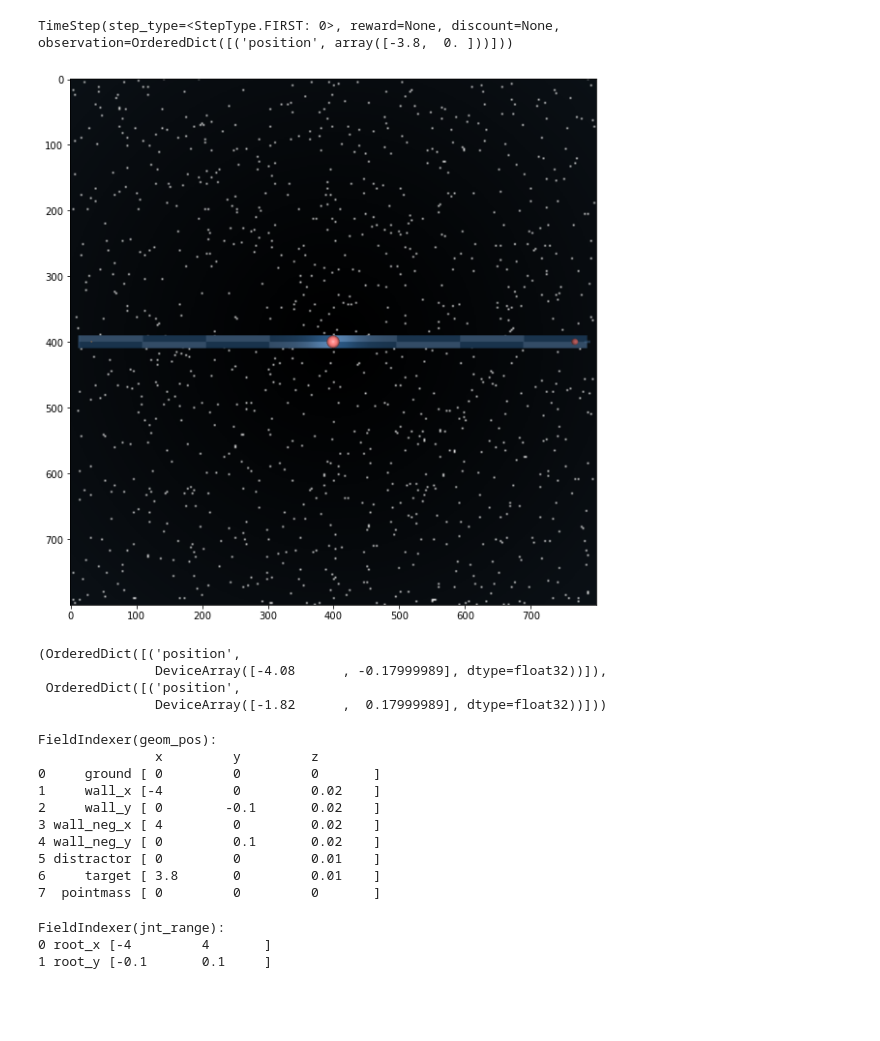
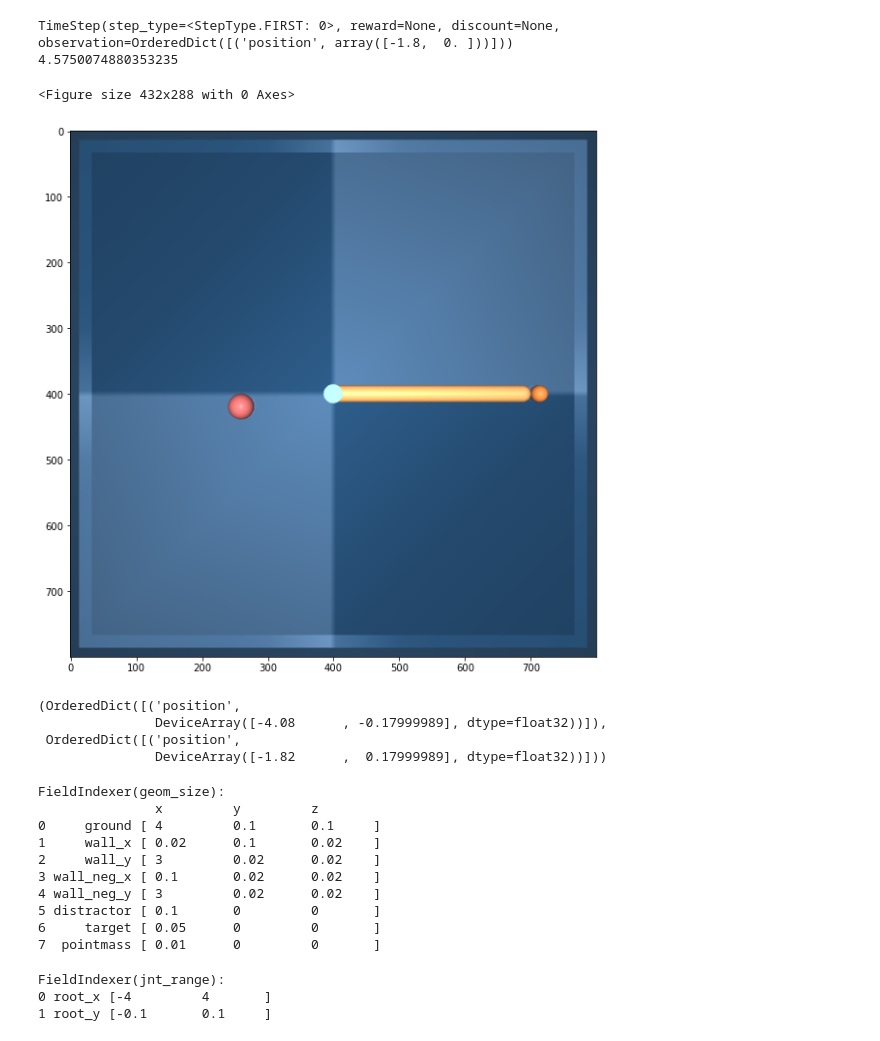
Before and after one commit to willwhitney/exploration-reimplementation, a Jupyter notebook: env dev.ipynb, the cells around one changed output. Drawn from its saved outputs; the diff is of its cells as text; code cells hidden in the pictures; blank space fills up the shorter version.

Commit message:
fix up hallway env, restrict reacher targets, log alpha

```diff
--- a/env dev.ipynb
+++ b/env dev.ipynb
@@ -13,12 +13,14 @@ def render(physics, camera='fixed'):
     plt.imshow(img)
 # %%
 %run environments/hallway.py
-env = suite.load('hallway', 'velocity_4')
+env = suite.load('reacher_explore', 'hard_fixed_init')
 env.reset()
-render(env.physics)
+render(env.physics, 'fixed')
 # %% [output]
-TimeStep(step_type=<StepType.FIRST: 0>, reward=None, discount=None, observation=OrderedDict([('position', array([-3.8,  0. ]))]))
+TimeStep(step_type=<StepType.FIRST: 0>, reward=None, discount=None, observation=OrderedDict([('position', array([-1.8,  0. ]))]))
+4.5750074880353235
+<Figure size 432x288 with 0 Axes>
-[figure, old version]
+[figure, new version]
 # %%
 estimate_domains('hallway', 'velocity_4')
 # %% [output]
@@ -29,18 +31,18 @@ estimate_domains('hallway', 'velocity_4')
 # %%
 physics = env.physics
 # %%
-physics.named.model.geom_pos
+physics.named.model.geom_size
 # %% [output]
-FieldIndexer(geom_pos):
+FieldIndexer(geom_size):
                x         y         z
-0     ground [ 0         0         0       ]
-1     wall_x [-4         0         0.02    ]
-2     wall_y [ 0        -0.1       0.02    ]
-3 wall_neg_x [ 4         0         0.02    ]
-4 wall_neg_y [ 0         0.1       0.02    ]
-5 distractor [ 0         0         0.01    ]
-6     target [ 3.8       0         0.01    ]
-7  pointmass [ 0         0         0       ]
+0     ground [ 4         0.1       0.1     ]
+1     wall_x [ 0.02      0.1       0.02    ]
+2     wall_y [ 3         0.02      0.02    ]
+3 wall_neg_x [ 0.1       0.02      0.02    ]
+4 wall_neg_y [ 3         0.02      0.02    ]
+5 distractor [ 0.1       0         0       ]
+6     target [ 0.05      0         0       ]
+7  pointmass [ 0.01      0         0       ]
 # %%
 physics.named.model.jnt_range
 # %% [output]
```
Also changed, not shown: 8 other files.
